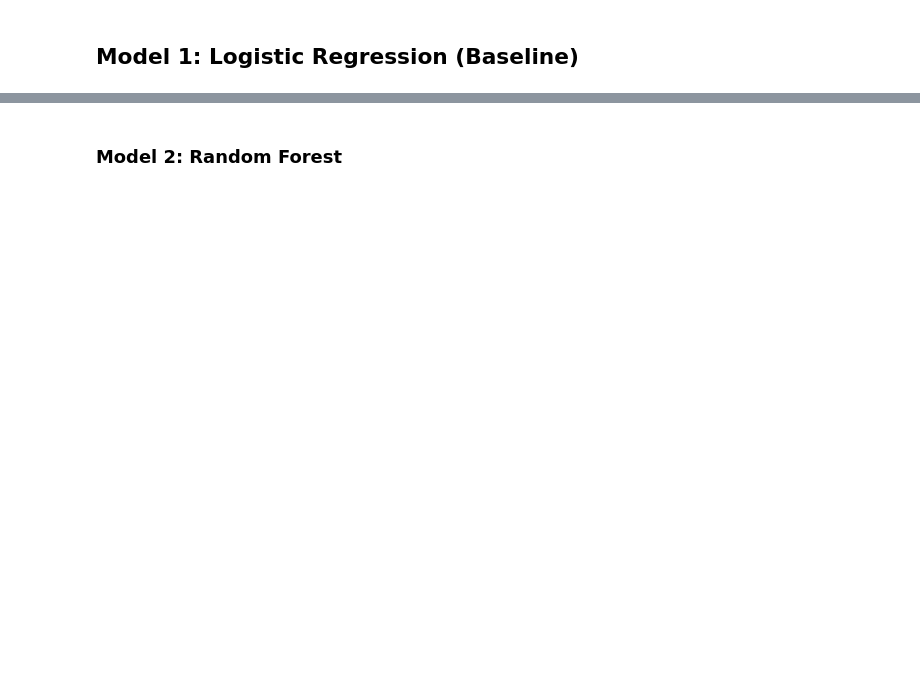
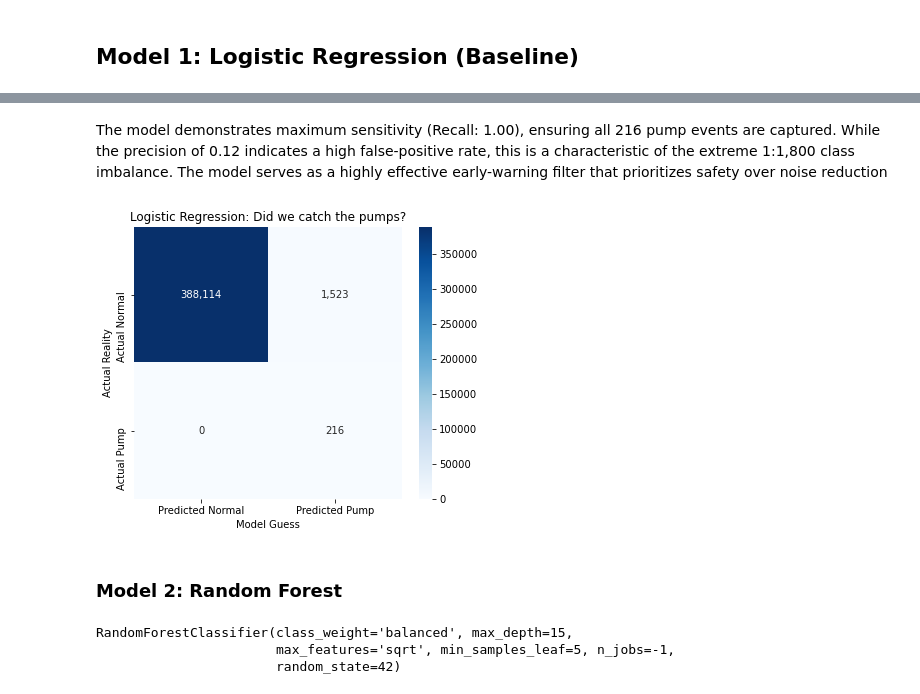
Before and after one commit to Kim8584/Pump-and-dump_market_manipulation_detection, a Jupyter notebook: notebooks/bella.ipynb, the cells around one changed output, grey strips where cells are left out. Cells and saved outputs as stored; diff of their text form; code cells hidden in the pictures; blank space fills up the shorter version.

Commit message:
Added Models

```diff
--- a/notebooks/bella.ipynb
+++ b/notebooks/bella.ipynb
@@ -531,7 +492,7 @@ scaler = StandardScaler()
 X_train_scaled = scaler.fit_transform(X_train)
 X_test_scaled  = scaler.transform(X_test)
 
-model = LogisticRegression(class_weight='balanced', solver='saga', max_iter=1000)
+model = LogisticRegression(class_weight='balanced', solver='lbfgs', max_iter=5000, C=0.1)
 model.fit(X_train_scaled, y_train)
 #make predictions
 y_pred = model.predict(X_test_scaled)
@@ -540,24 +511,20 @@ print("\nClassification Report:\n",classification_report(y_test, y_pred))
+# %% [markdown]
+The model demonstrates maximum sensitivity (Recall: 1.00), ensuring all 216 pump events are captured. While the precision of 0.12 indicates a high false-positive rate, this is a characteristic of the extreme 1:1,800 class imbalance. The model serves as a highly effective early-warning filter that prioritizes safety over noise reduction
 # %%
 # Ensure predictions are freshly computed from the test set
 y_pred = model.predict(X_test_scaled)
 
 # Create the matrix
 cm = confusion_matrix(y_test, y_pred)
 
-# 2. Plot it nicely
 plt.figure(figsize=(6, 5))
 sns.heatmap(cm, annot=True, fmt=',d', cmap='Blues',
             xticklabels=['Predicted Normal', 'Predicted Pump'],
             yticklabels=['Actual Normal', 'Actual Pump'])
 
 plt.title('Logistic Regression: Did we catch the pumps?')
 plt.ylabel('Actual Reality')
 plt.xlabel('Model Guess')
 plt.show()
-
-# 3. Print the 'Bottom Line'
-pumps_caught = cm[1,1]
-total_pumps = y_test.sum()
-catch_rate = (pumps_caught / total_pumps) * 100
-
-print(f"Final Report: We caught {catch_rate:.1f}% of all pumps in the test set!")
+# %% [output]
+[figure, added]
@@ -605,4 +543,7 @@ rf = RandomForestClassifier(
 )
 
 rf.fit(X_train, y_train)
-print("Random Forest training complete!")
+# %% [output]
+RandomForestClassifier(class_weight='balanced', max_depth=15,
+                       max_features='sqrt', min_samples_leaf=5, n_jobs=-1,
+                       random_state=42)
```
Also changed, not shown: parts of 13 cells of this notebook.
